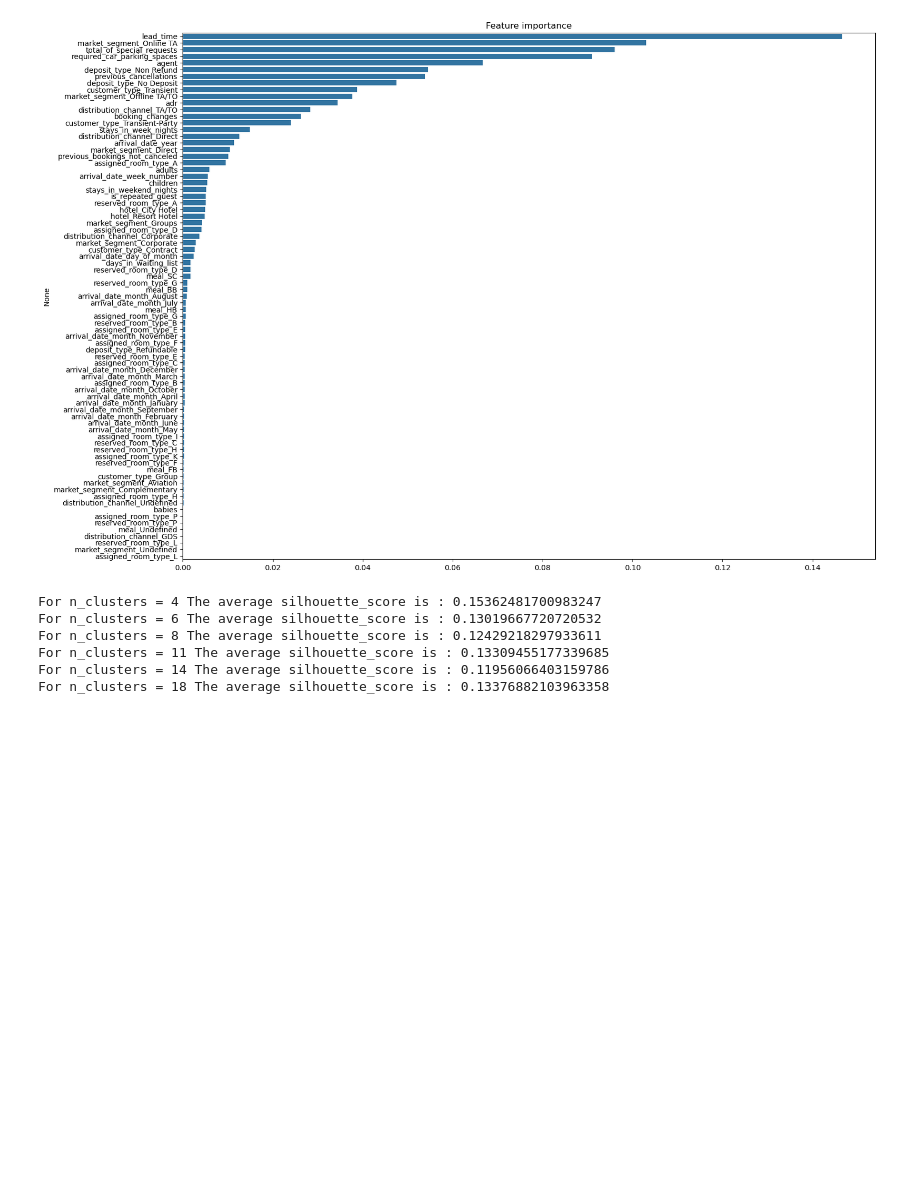
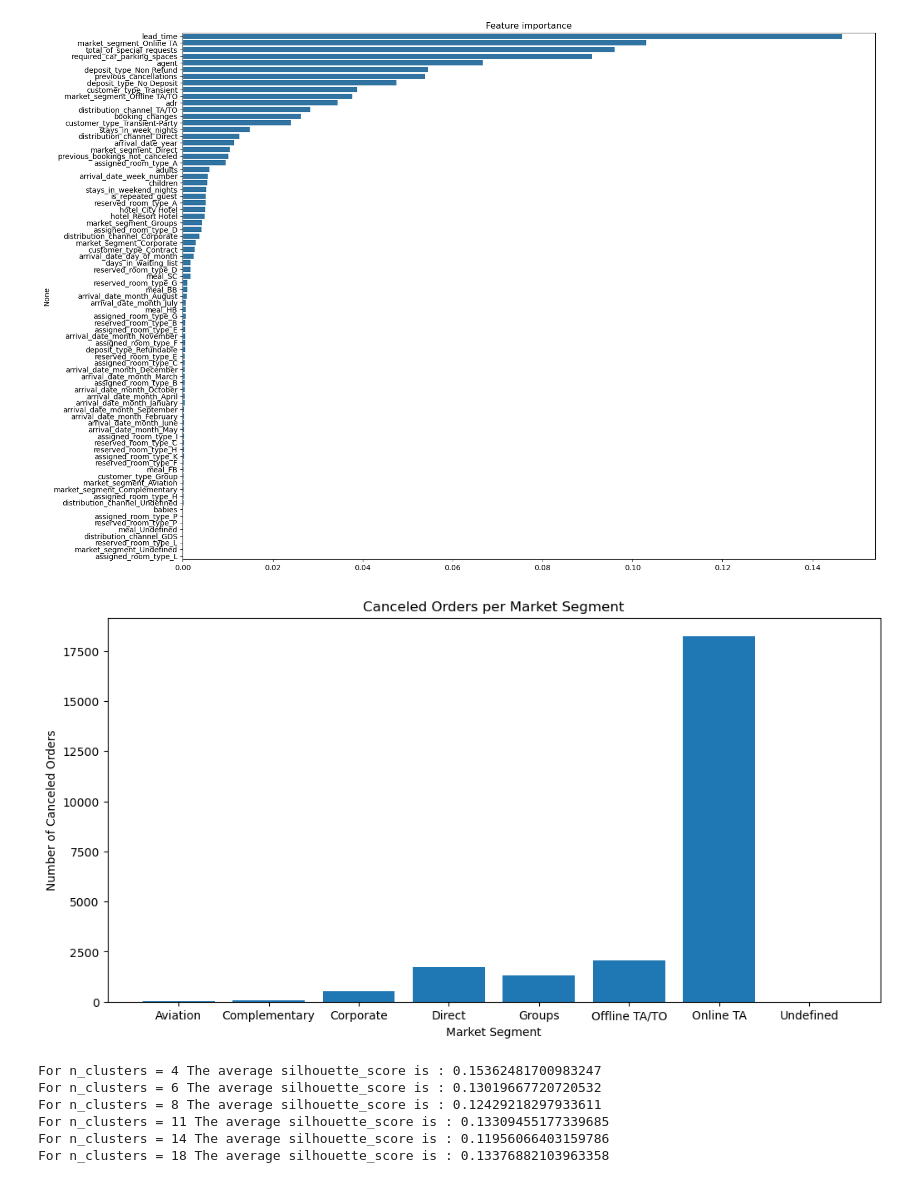
Before and after one commit to XoCedillo/mlops-team10, a Jupyter notebook: notebooks/1.5-ep-data-clusterization.ipynb, the cells around one changed output. Drawn from its saved outputs; the diff is of its cells as text; code cells hidden in the pictures; blank space fills up the shorter version.

```diff
--- a/notebooks/1.5-ep-data-clusterization.ipynb
+++ b/notebooks/1.5-ep-data-clusterization.ipynb
@@ -205,6 +205,19 @@ plt.title("Feature importance")
 ax = sns.barplot(y=fimp.index, x=fimp.values, orient='h')
 # %% [output]
 [figure]
+# %%
+# Count the number of canceled orders per market segment
+canceled_per_segment = hotel_df.groupby('market_segment')['is_canceled'].sum()
+
+# Create a bar chart
+plt.figure(figsize=(12, 6))
+plt.bar(canceled_per_segment.index, canceled_per_segment.values)
+plt.xlabel("Market Segment")
+plt.ylabel("Number of Canceled Orders")
+plt.title("Canceled Orders per Market Segment")
+plt.show()
+# %% [output]
+[figure, added]
 # %%
 # Reducing features using the feature importance
 X_reduced = X_transformed.drop(columns=fimp[fimp<0.01].index)
```
Also changed, not shown: parts of 1 cell of this notebook.
